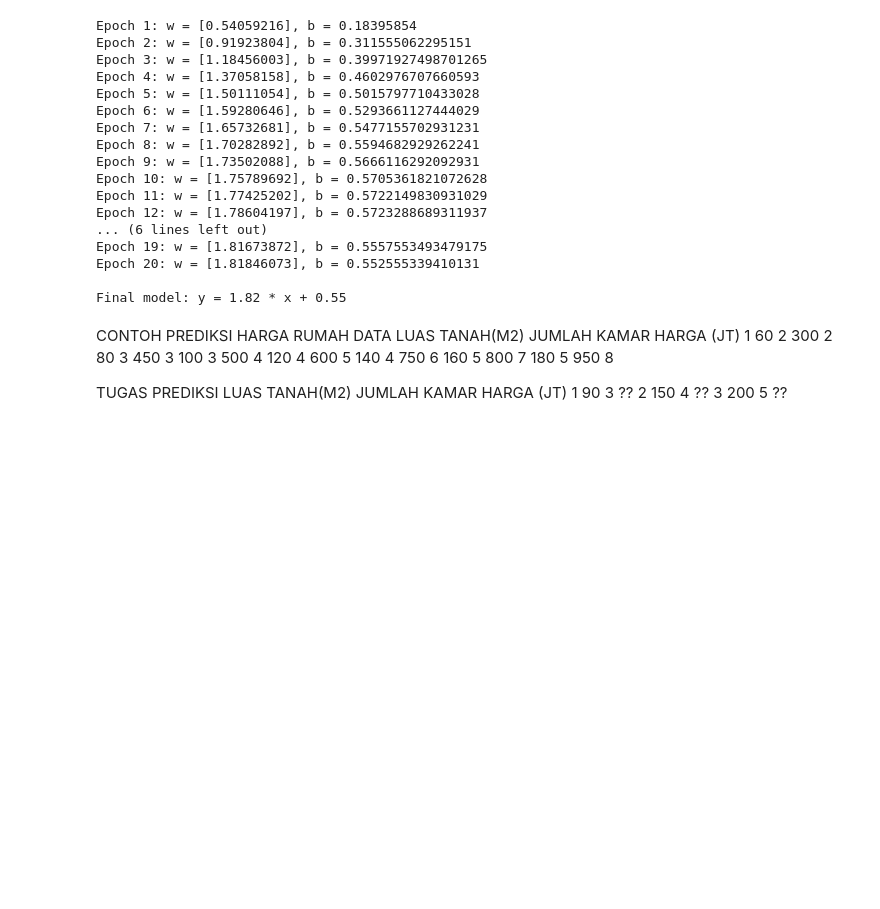
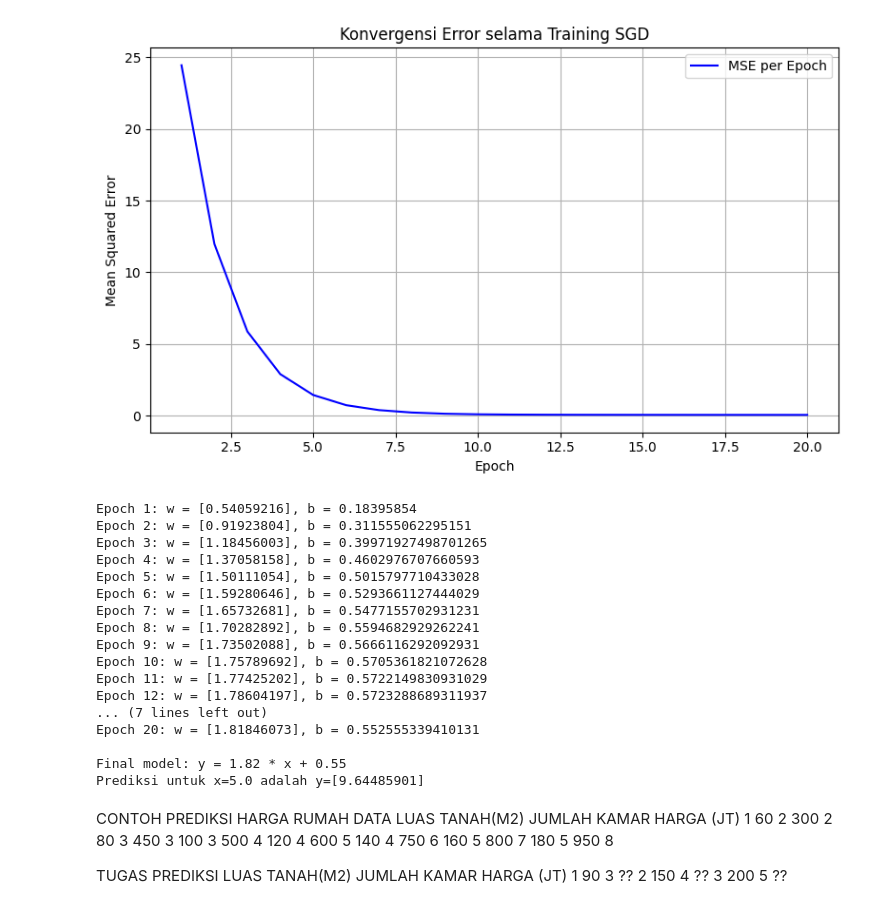
Before and after one commit to edycoleee/ml2025, a Jupyter notebook: 08gd.ipynb, the cells around one changed output. Drawn from its saved outputs; the diff is of its cells as text; code cells hidden in the pictures; blank space fills up the shorter version.

Commit message:
kernel error

```diff
--- a/08gd.ipynb
+++ b/08gd.ipynb
@@ -21,0 +50,21 @@ b += error * learning_rate
+# %%
+for i in range(len(X)):
+    # Prediksi untuk satu data point
+    prediction = np.dot(X[i], w) + b
+
+    # Hitung error
+    error = prediction - y[i]
+
+    # Hitung gradien
+    grad_w = error * X[i]
+    grad_b = error
+
+    # Update parameter
+    w -= learning_rate * grad_w
+    b -= learning_rate * grad_b
+
+    # Cetak hasil tiap langkah
+    print(f"Data ke-{i+1}: x={X[i][0]}, y={y[i]}")
+    print(f"  Prediksi: {prediction:.4f}, Error: {error:.4f}")
+    print(f"  Gradien w: {grad_w[0]:.4f}, Gradien b: {grad_b:.4f}")
+    print(f"  Update w: {w[0]:.4f}, Update b: {b:.4f}\n")
@@ -21,0 +107,6 @@ b += error * learning_rate
+# %%
+# Loop luar (epoch): mengontrol berapa kali kita ingin model belajar dari seluruh dataset.
+for epoch in range(epochs):         # Loop luar: ulangi proses training
+    #Loop dalam (i): melakukan update parameter berdasarkan satu data point (itulah esensi dari SGD).
+    for i in range(n_samples):      # Loop dalam: satu per satu data point
+        ...
@@ -22,3 +183,17 @@ b += error * learning_rate
+# %%
+import matplotlib.pyplot as plt
+# Plot grafik error
+plt.figure(figsize=(8, 5))
+plt.plot(range(1, epochs + 1), loss_history, label='MSE per Epoch', color='blue')
+plt.xlabel('Epoch')
+plt.ylabel('Mean Squared Error')
+plt.title('Konvergensi Error selama Training SGD')
+plt.grid(True)
+plt.legend()
+plt.tight_layout()
+plt.show()
+# %% [output]
+[figure, added]
 # %%
 import numpy as np
 
@@ -61,6 +236,10 @@ b = 0.0              # bias awal
 final_w, final_b = sgd(X, y, w, b, lr=0.01, epochs=20)
 
 print(f"\nFinal model: y = {final_w[0]:.2f} * x + {final_b:.2f}")
+
+x_test = np.array([5.0])
+y_pred = np.dot(x_test, final_w[0]) + final_b
+print(f"Prediksi untuk x=5.0 adalah y={y_pred}")
 # %% [output]
 Epoch 1: w = [0.54059216], b = 0.18395854
 Epoch 2: w = [0.91923804], b = 0.311555062295151
@@ -74,11 +253,11 @@ Epoch 9: w = [1.73502088], b = 0.5666116292092931
 Epoch 10: w = [1.75789692], b = 0.5705361821072628
 Epoch 11: w = [1.77425202], b = 0.5722149830931029
 Epoch 12: w = [1.78604197], b = 0.5723288689311937
-... (6 lines left out)
-Epoch 19: w = [1.81673872], b = 0.5557553493479175
+... (7 lines left out)
 Epoch 20: w = [1.81846073], b = 0.552555339410131
 
 Final model: y = 1.82 * x + 0.55
+Prediksi untuk x=5.0 adalah y=[9.64485901]
 # %% [markdown]
 CONTOH PREDIKSI HARGA RUMAH
 DATA
```
Also changed, not shown: parts of 17 cells of this notebook.
